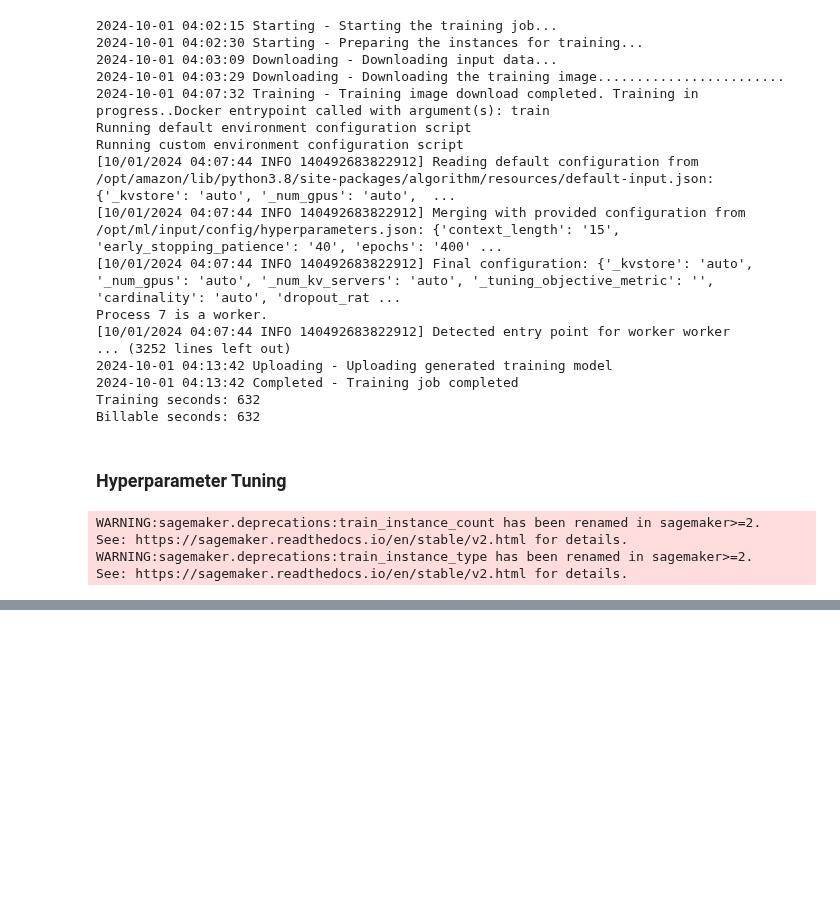
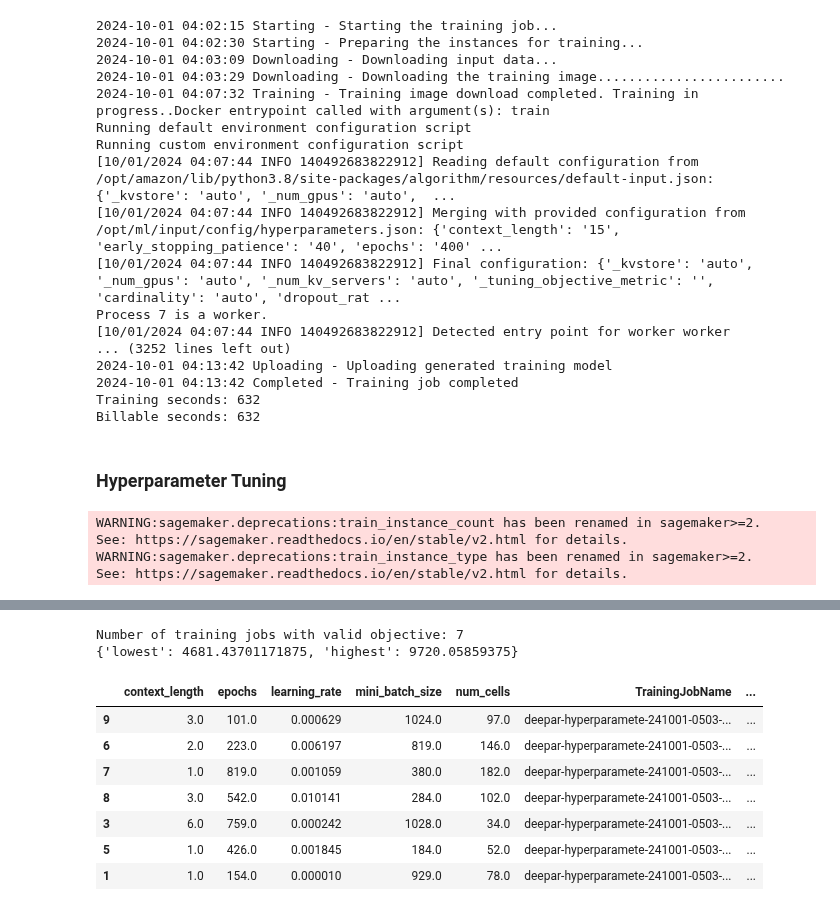
Before and after one commit to t4ai/aai-540-team-5, a Jupyter notebook: 7.2 - Model Training DeepAR.ipynb, the cells around one changed output, grey strips where cells are left out. Cells and saved outputs as stored; diff of their text form; code cells hidden in the pictures; blank space fills up the shorter version.

Commit message:
added tuning job monitoring

```diff
--- a/7.2 - Model Training DeepAR.ipynb
+++ b/7.2 - Model Training DeepAR.ipynb
@@ -129,0 +132,24 @@ UnexpectedStatusException: Error for HyperParameterTuning job deepar-hyperparame
+# %%
+# capture the tuning job name for monitoring
+tuning_job_name  = "deepar-hyperparamete-241001-0503"
+# %%
+# Monitor status of the tuning job
+from pprint import pprint
+
+tuning_job_result = sm.describe_hyper_parameter_tuning_job(
+    HyperParameterTuningJobName=tuning_job_name
+)
+
+status = tuning_job_result["HyperParameterTuningJobStatus"]
+if status != "Completed":
+    print("Reminder: the tuning job has not been completed.")
+
+job_count = tuning_job_result["TrainingJobStatusCounters"]["Completed"]
+print("%d training jobs have completed" % job_count)
+
+objective = tuning_job_result["HyperParameterTuningJobConfig"]["HyperParameterTuningJobObjective"]
+is_minimize = objective["Type"] != "Maximize"
+objective_name = objective["MetricName"]
+
+# print out full job
+pprint(tuning_job_result)
@@ -129,0 +197,27 @@ UnexpectedStatusException: Error for HyperParameterTuning job deepar-hyperparame
+# %%
+tuner = sagemaker.HyperparameterTuningJobAnalytics(tuning_job_name)
+
+full_df = tuner.dataframe()
+
+if len(full_df) > 0:
+    df = full_df[full_df["FinalObjectiveValue"] > -float("inf")]
+    if len(df) > 0:
+        df = df.sort_values("FinalObjectiveValue", ascending=is_minimize)
+        print("Number of training jobs with valid objective: %d" % len(df))
+        print({"lowest": min(df["FinalObjectiveValue"]), "highest": max(df["FinalObjectiveValue"])})
+        pd.set_option("display.max_colwidth", None)  # Don't truncate TrainingJobName
+    else:
+        print("No training jobs have reported valid results yet.")
+
+df
+# %% [output]
+Number of training jobs with valid objective: 7
+{'lowest': 4681.43701171875, 'highest': 9720.05859375}
+|  | context_length | epochs | learning_rate | mini_batch_size | num_cells | TrainingJobName | ... |
+| 9 | 3.0 | 101.0 | 0.000629 | 1024.0 | 97.0 | deepar-hyperparamete-241001-0503-... | ... |
+| 6 | 2.0 | 223.0 | 0.006197 | 819.0 | 146.0 | deepar-hyperparamete-241001-0503-... | ... |
+| 7 | 1.0 | 819.0 | 0.001059 | 380.0 | 182.0 | deepar-hyperparamete-241001-0503-... | ... |
+| 8 | 3.0 | 542.0 | 0.010141 | 284.0 | 102.0 | deepar-hyperparamete-241001-0503-... | ... |
+| 3 | 6.0 | 759.0 | 0.000242 | 1028.0 | 34.0 | deepar-hyperparamete-241001-0503-... | ... |
+| 5 | 1.0 | 426.0 | 0.001845 | 184.0 | 52.0 | deepar-hyperparamete-241001-0503-... | ... |
+| 1 | 1.0 | 154.0 | 0.000010 | 929.0 | 78.0 | deepar-hyperparamete-241001-0503-... | ... |
```
Also changed, not shown: parts of 5 cells of this notebook.
